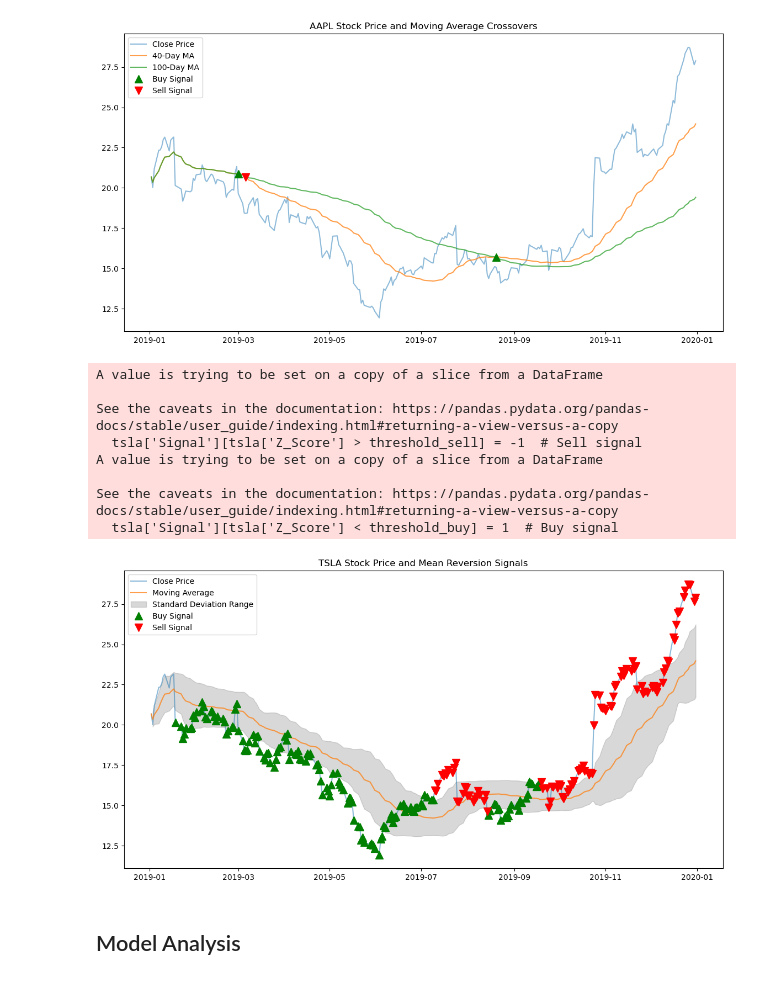
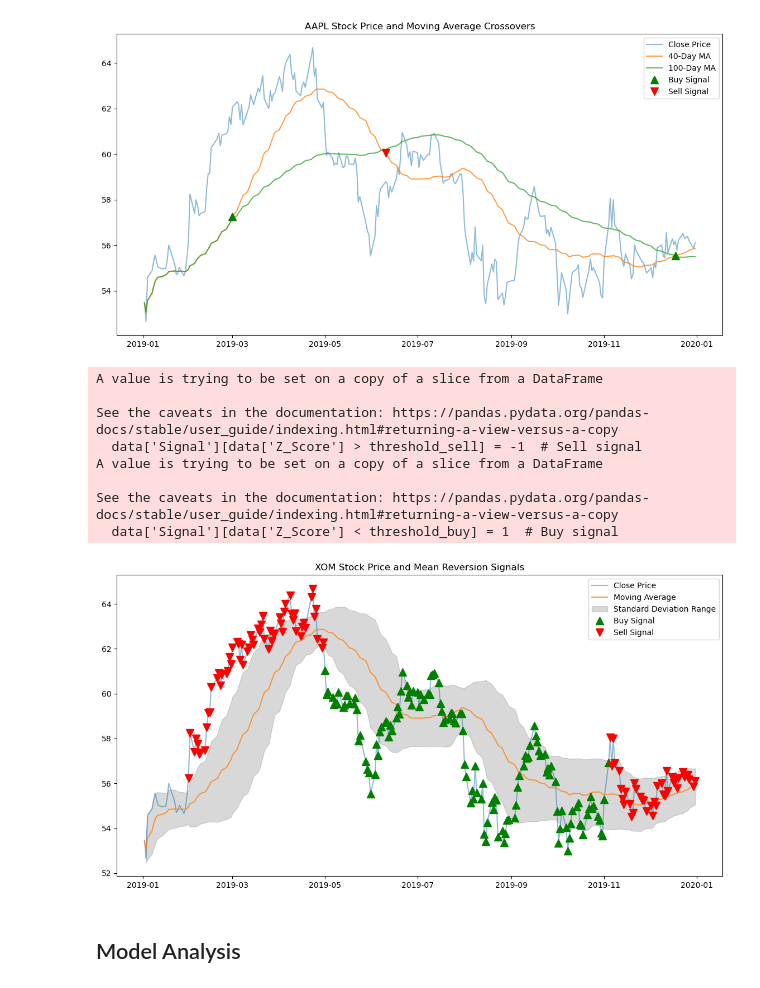
Before and after one commit to jjr2024/cs-451-quant-project, a Jupyter notebook: axiao_research.ipynb, the cells around one changed output. Drawn from its saved outputs; the diff is of its cells as text; code cells hidden in the pictures.

Commit message:
fixed predicted signal calculation

```diff
--- a/axiao_research.ipynb
+++ b/axiao_research.ipynb
@@ -33,70 +36,70 @@ tsla['Long_MAvg'] = tsla['Close'].rolling(window=long_window, min_periods=1).mea
 # Basic trading signal based on crossover
 
 # Create a 'Signal' column
-tsla['Signal'] = 0
-tsla['Signal'] = np.where(tsla['Short_MAvg'] > tsla['Long_MAvg'], 1, 0)
+data['Signal'] = 0
+data['Signal'] = np.where(data['Short_MAvg'] > data['Long_MAvg'], 1, 0)
 # %%
 # Generate trading orders
-tsla['Position'] = tsla['Signal'].diff()
+data['Position'] = data['Signal'].diff()
 # %%
 # Basic Back Test
 
 # Plot the closing prices and moving averages
 plt.figure(figsize=(14,7))
-plt.plot(tsla['Close'], label='Close Price', alpha=0.5)
-plt.plot(tsla['Short_MAvg'], label=f'{short_window}-Day MA', alpha=0.75)
-plt.plot(tsla['Long_MAvg'], label=f'{long_window}-Day MA', alpha=0.75)
+plt.plot(data['Close'], label='Close Price', alpha=0.5)
+plt.plot(data['Short_MAvg'], label=f'{short_window}-Day MA', alpha=0.75)
+plt.plot(data['Long_MAvg'], label=f'{long_window}-Day MA', alpha=0.75)
 
 # Plot buy signals
-plt.plot(tsla[tsla['Position'] == 1].index, tsla['Short_MAvg'][tsla['Position'] == 1], '^', markersize=10, color='g', lw=0, label='Buy Signal')
+plt.plot(data[data['Position'] == 1].index, data['Short_MAvg'][data['Position'] == 1], '^', markersize=10, color='g', lw=0, label='Buy Signal')
 
 # Plot sell signals
-plt.plot(tsla[tsla['Position'] == -1].index, tsla['Short_MAvg'][tsla['Position'] == -1], 'v', markersize=10, color='r', lw=0, label='Sell Signal')
+plt.plot(data[data['Position'] == -1].index, data['Short_MAvg'][data['Position'] == -1], 'v', markersize=10, color='r', lw=0, label='Sell Signal')
 
 plt.title('AAPL Stock Price and Moving Average Crossovers')
 plt.legend()
 plt.show()
 # %% [output]
-[figure, old version]
+[figure, new version]
 # %%
-tsla['Std_Dev'] = tsla['Close'].rolling(window=short_window, min_periods=1).std()
+data['Std_Dev'] = data['Close'].rolling(window=short_window, min_periods=1).std()
 
 # Calculate the z-score
-tsla['Z_Score'] = (tsla['Close'] - tsla['Short_MAvg']) / tsla['Std_Dev']
+data['Z_Score'] = (data['Close'] - data['Short_MAvg']) / data['Std_Dev']
 # %%
 # Define thresholds for buying and selling
 threshold_buy = -1.5  # Buy signal threshold
 threshold_sell = 1.5  # Sell signal threshold
 
 # Generate signals
-tsla['Signal'] = 0
-tsla['Signal'][tsla['Z_Score'] > threshold_sell] = -1  # Sell signal
-tsla['Signal'][tsla['Z_Score'] < threshold_buy] = 1  # Buy signal
+data['Signal'] = 0
+data['Signal'][data['Z_Score'] > threshold_sell] = -1  # Sell signal
+data['Signal'][data['Z_Score'] < threshold_buy] = 1  # Buy signal
 
 # Generate trading positions
-tsla['Position'] = tsla['Signal'].replace(0, np.nan).ffill().fillna(0)
+data['Position'] = data['Signal'].replace(0, np.nan).ffill().fillna(0)
 # %% [output]
 A value is trying to be set on a copy of a slice from a DataFrame
 
 See the caveats in the documentation: https://pandas.pydata.org/pandas-docs/stable/user_guide/indexing.html#returning-a-view-versus-a-copy
-  tsla['Signal'][tsla['Z_Score'] > threshold_sell] = -1  # Sell signal
+  data['Signal'][data['Z_Score'] > threshold_sell] = -1  # Sell signal
 A value is trying to be set on a copy of a slice from a DataFrame
 
 See the caveats in the documentation: https://pandas.pydata.org/pandas-docs/stable/user_guide/indexing.html#returning-a-view-versus-a-copy
-  tsla['Signal'][tsla['Z_Score'] < threshold_buy] = 1  # Buy signal
+  data['Signal'][data['Z_Score'] < threshold_buy] = 1  # Buy signal
 # %%
 # Plot the results
 plt.figure(figsize=(14,7))
-plt.plot(tsla['Close'], label='Close Price', alpha=0.5)
-plt.plot(tsla['Short_MAvg'], label='Moving Average', alpha=0.75)
-plt.fill_between(tsla.index, tsla['Short_MAvg'] - tsla['Std_Dev'], tsla['Short_MAvg'] + tsla['Std_Dev'], color='gray', alpha=0.3, label='Standard Deviation Range')
+plt.plot(data['Close'], label='Close Price', alpha=0.5)
+plt.plot(data['Short_MAvg'], label='Moving Average', alpha=0.75)
+plt.fill_between(data.index, data['Short_MAvg'] - data['Std_Dev'], data['Short_MAvg'] + data['Std_Dev'], color='gray', alpha=0.3, label='Standard Deviation Range')
 
 # Highlight the buy and sell signals
-plt.plot(tsla[tsla['Position'] == 1].index, tsla['Close'][tsla['Position'] == 1], '^', markersize=10, color='g', lw=0, label='Buy Signal')
-plt.plot(tsla[tsla['Position'] == -1].index, tsla['Close'][tsla['Position'] == -1], 'v', markersize=10, color='r', lw=0, label='Sell Signal')
+plt.plot(data[data['Position'] == 1].index, data['Close'][data['Position'] == 1], '^', markersize=10, color='g', lw=0, label='Buy Signal')
+plt.plot(data[data['Position'] == -1].index, data['Close'][data['Position'] == -1], 'v', markersize=10, color='r', lw=0, label='Sell Signal')
 
 plt.title(f'{ticker} Stock Price and Mean Reversion Signals')
 plt.legend()
 plt.show()
 # %% [output]
-[figure, old version]
+[figure, new version]
```
Also changed, not shown: parts of 22 cells of this notebook, 7 other files.
